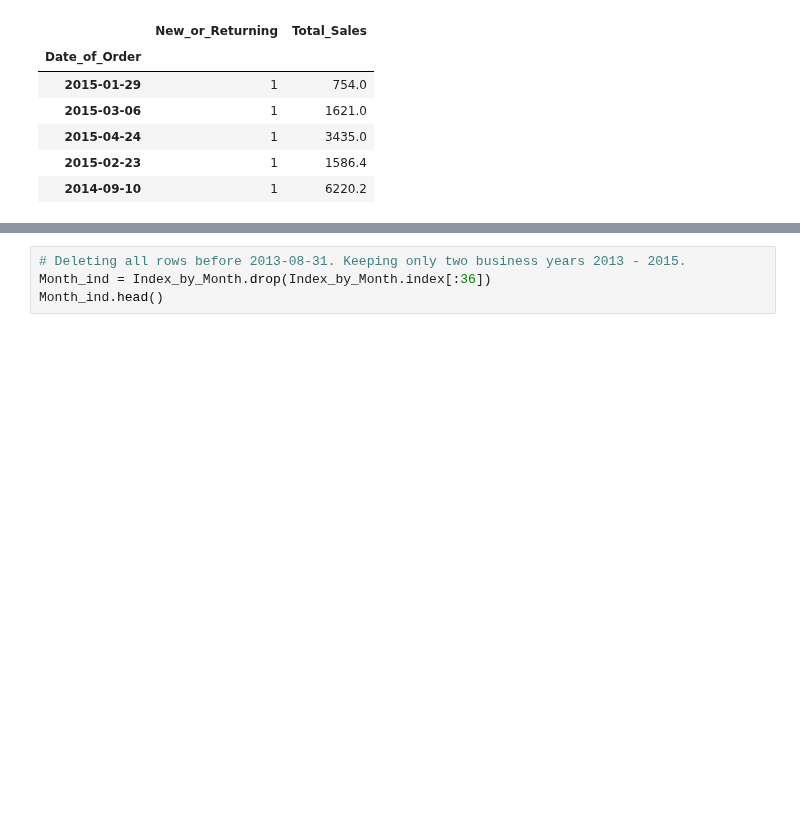
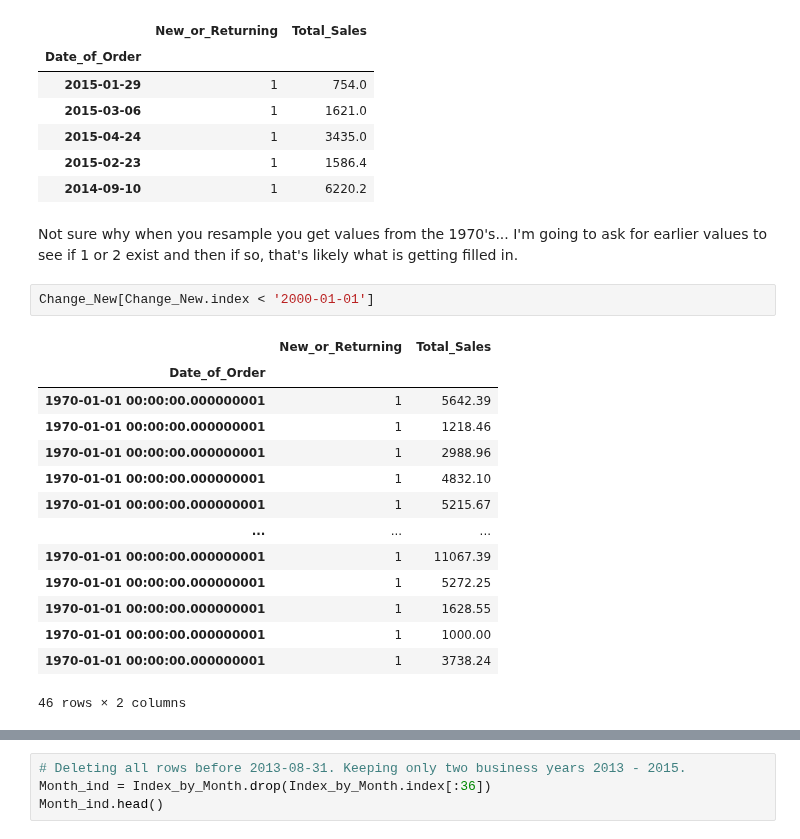
Before and after one commit to ttimbers/Final_Project_on_Marketing, a Jupyter notebook: Final Project on Marketing/src/Project on Marketing.ipynb, the cells around one changed output, grey strips where cells are left out. Cells and saved outputs as stored; diff of their text form; blank space fills up the shorter version.

```diff
--- a/Final Project on Marketing/src/Project on Marketing.ipynb
+++ b/Final Project on Marketing/src/Project on Marketing.ipynb
@@ -100,3 +123,22 @@ Change_New.head()
 | 2015-04-24 | 1 | 3435.0 |
 | 2015-02-23 | 1 | 1586.4 |
 | 2014-09-10 | 1 | 6220.2 |
+# %% [markdown]
+Not sure why when you resample you get values from the 1970's... I'm going to ask for earlier values to see if 1 or 2 exist and then if so, that's likely what is getting filled in.
+# %%
+Change_New[Change_New.index < '2000-01-01']
+# %% [output]
+|  | New_or_Returning | Total_Sales |
+| Date_of_Order |  |  |
+| 1970-01-01 00:00:00.000000001 | 1 | 5642.39 |
+| 1970-01-01 00:00:00.000000001 | 1 | 1218.46 |
+| 1970-01-01 00:00:00.000000001 | 1 | 2988.96 |
+| 1970-01-01 00:00:00.000000001 | 1 | 4832.10 |
+| 1970-01-01 00:00:00.000000001 | 1 | 5215.67 |
+| ... | ... | ... |
+| 1970-01-01 00:00:00.000000001 | 1 | 11067.39 |
+| 1970-01-01 00:00:00.000000001 | 1 | 5272.25 |
+| 1970-01-01 00:00:00.000000001 | 1 | 1628.55 |
+| 1970-01-01 00:00:00.000000001 | 1 | 1000.00 |
+| 1970-01-01 00:00:00.000000001 | 1 | 3738.24 |
+46 rows × 2 columns
```
Also changed, not shown: parts of 15 cells of this notebook.
